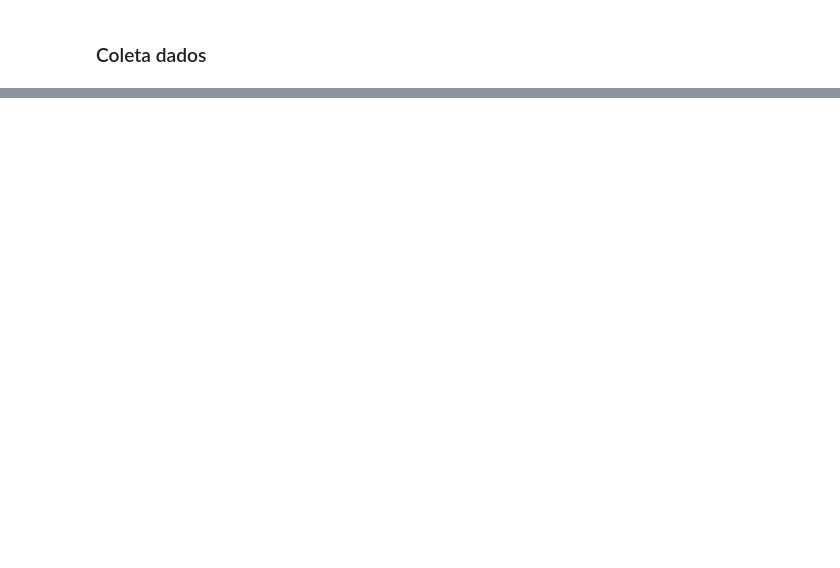
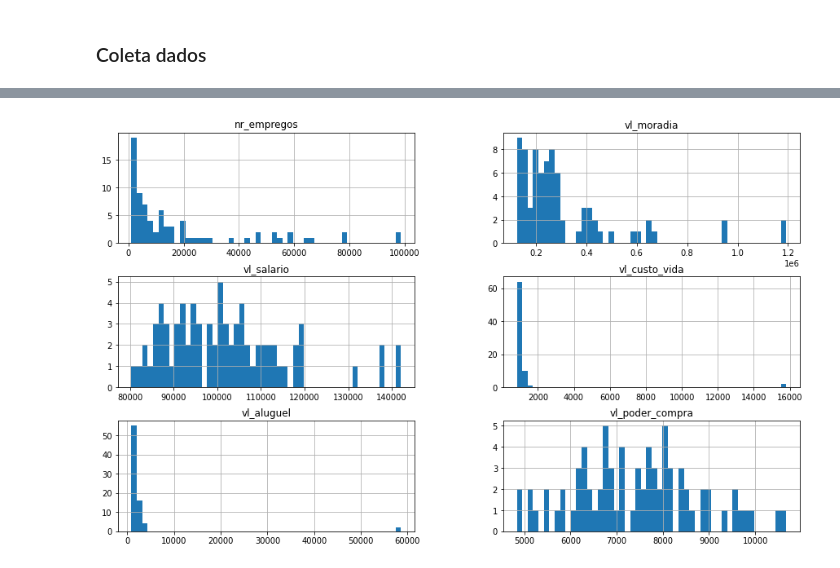
Before and after one commit to maria2122/Regressao_Multipla_em_Python, a Jupyter notebook: static/dados/coleta.ipynb, the cells around one changed output, grey strips where cells are left out. Drawn from its saved outputs; the diff is of its cells as text; code cells hidden in the pictures; blank space fills up the shorter version.

```diff
--- a/static/dados/coleta.ipynb
+++ b/static/dados/coleta.ipynb
@@ -74,0 +178,4 @@ Sálario não ajustado,Número de empregos ,Valor da moradia ,Cidade ,Custo de v
+# %%
+df_final[['nr_empregos', 'vl_moradia', 'vl_salario', 'vl_custo_vida', 'vl_aluguel', 'vl_poder_compra']].hist(figsize=(15,9), bins=50);
+# %% [output]
+[figure, added]
```
Also changed, not shown: parts of 23 cells of this notebook, 4 other files.
